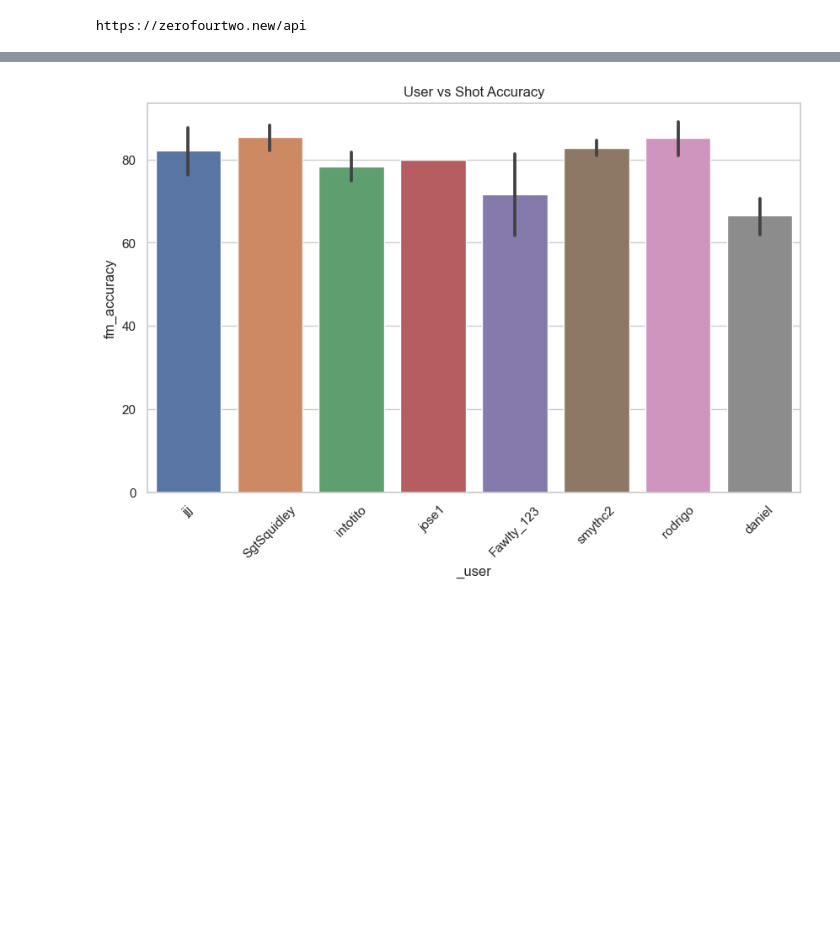
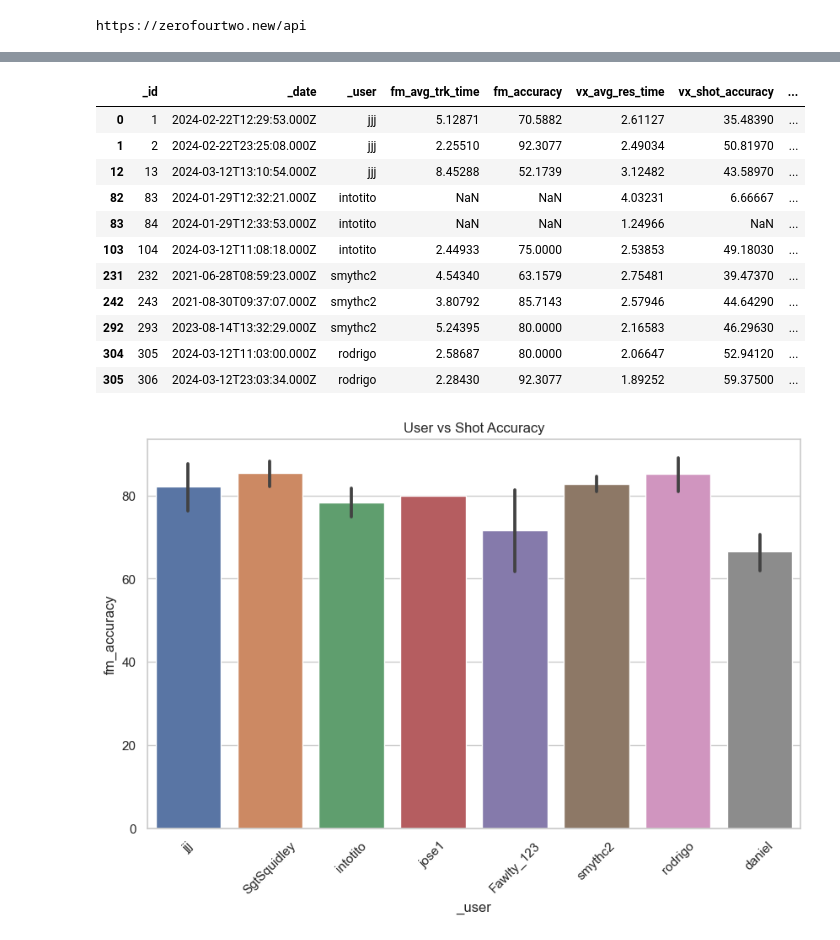
Before and after one commit to intotito/applied_project, a Jupyter notebook: tensorflow/ai.ipynb, the cells around one changed output, grey strips where cells are left out. Drawn from its saved outputs; the diff is of its cells as text; code cells hidden in the pictures; blank space fills up the shorter version.

```diff
--- a/tensorflow/ai.ipynb
+++ b/tensorflow/ai.ipynb
@@ -22,7 +22,7 @@ https://zerofourtwo.new/api
 # %%
 # load dataset from api
 headers = {"Authorization": f"Bearer {os.getenv('API_SECRET_KEY')}"}
-df = pd.read_json(r'http://localhost:3000/api/dataset', storage_options=headers)
+df = pd.read_json(r'http://54.236.53.46:4000/api/dataset', storage_options=headers)
 # %%
 
 #df = df.query("_user == 'intotito'")
@@ -36,0 +32,5 @@ df.head()
+# %%
+hMzx = df.iloc[:, [2, 9]]
+
+df.groupby('_user')['bm_HR_max'].max()
+df.loc[df['bm_HR_max'] == 0, 'bm_HR_max'] = df['bm_HR_max'].mean()
@@ -37,5 +48,19 @@ df.head()
 # %%
-dfK = df.query("vx_shot_accuracy > 60")
+dfK = df.query("bm_HR_max > 0")
+dfK
+# %% [output]
+|  | _id | _date | _user | fm_avg_trk_time | fm_accuracy | vx_avg_res_time | vx_shot_accuracy | ... |
+| 0 | 1 | 2024-02-22T12:29:53.000Z | jjj | 5.12871 | 70.5882 | 2.61127 | 35.48390 | ... |
+| 1 | 2 | 2024-02-22T23:25:08.000Z | jjj | 2.25510 | 92.3077 | 2.49034 | 50.81970 | ... |
+| 12 | 13 | 2024-03-12T13:10:54.000Z | jjj | 8.45288 | 52.1739 | 3.12482 | 43.58970 | ... |
+| 82 | 83 | 2024-01-29T12:32:21.000Z | intotito | NaN | NaN | 4.03231 | 6.66667 | ... |
+| 83 | 84 | 2024-01-29T12:33:53.000Z | intotito | NaN | NaN | 1.24966 | NaN | ... |
+| 103 | 104 | 2024-03-12T11:08:18.000Z | intotito | 2.44933 | 75.0000 | 2.53853 | 49.18030 | ... |
+| 231 | 232 | 2021-06-28T08:59:23.000Z | smythc2 | 4.54340 | 63.1579 | 2.75481 | 39.47370 | ... |
+| 242 | 243 | 2021-08-30T09:37:07.000Z | smythc2 | 3.80792 | 85.7143 | 2.57946 | 44.64290 | ... |
+| 292 | 293 | 2023-08-14T13:32:29.000Z | smythc2 | 5.24395 | 80.0000 | 2.16583 | 46.29630 | ... |
+| 304 | 305 | 2024-03-12T11:03:00.000Z | rodrigo | 2.58687 | 80.0000 | 2.06647 | 52.94120 | ... |
+| 305 | 306 | 2024-03-12T23:03:34.000Z | rodrigo | 2.28430 | 92.3077 | 1.89252 | 59.37500 | ... |
 # %%
 # plot _user vs vx_shot_accuracy
 sns.set_theme(style="whitegrid")
```
Also changed, not shown: parts of 3 cells of this notebook, 7 other files.
